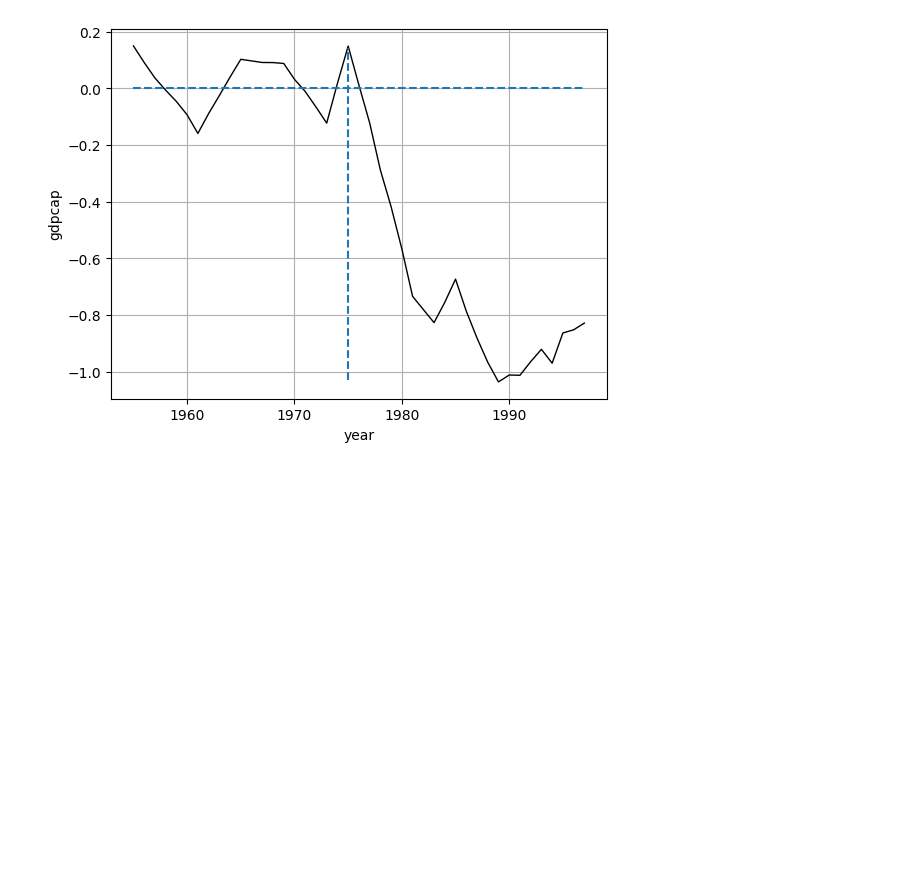
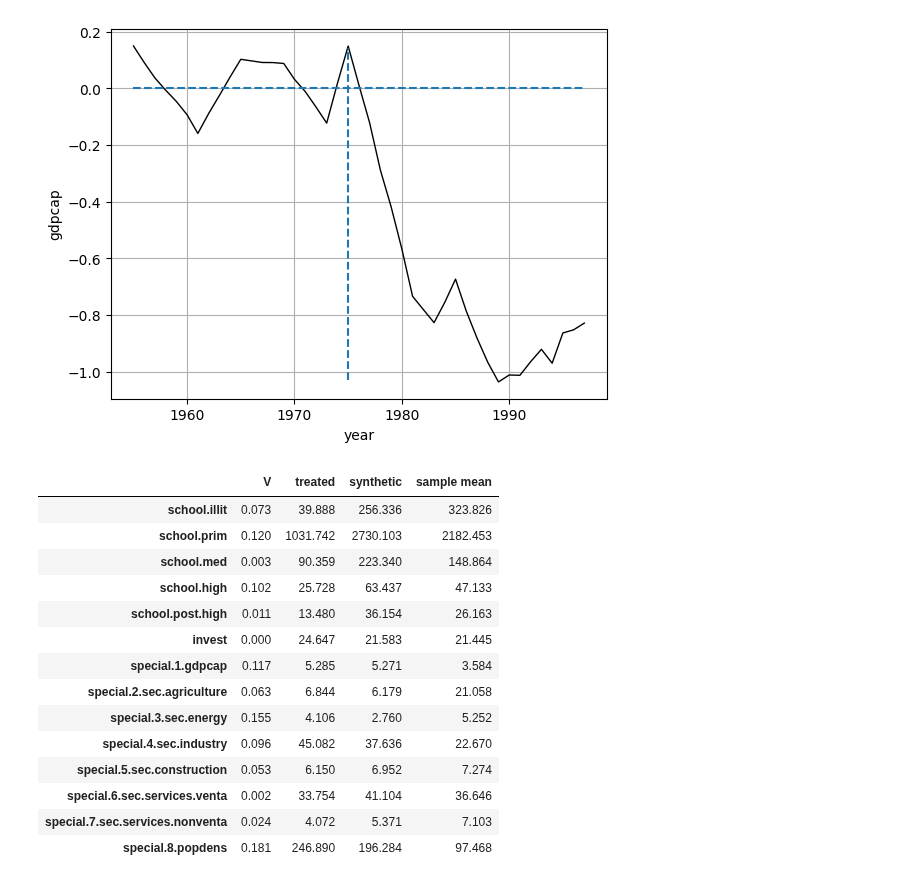
Before and after one commit to sdfordham/pysyncon, a Jupyter notebook: examples/basque.ipynb, the cells around one changed output. Saved outputs shown, nothing was run; the diff lists cells and outputs as text; code cells hidden in the pictures; blank space fills up the shorter version.

```diff
--- a/examples/basque.ipynb
+++ b/examples/basque.ipynb
@@ -64,3 +66,21 @@ synth.path_plot(treatment_time=1975)
 synth.gaps_plot(treatment_time=1975)
 # %% [output]
 [figure]
+# %%
+synth.summary()
+# %% [output]
+|  | V | treated | synthetic | sample mean |
+| school.illit | 0.073 | 39.888 | 256.336 | 323.826 |
+| school.prim | 0.120 | 1031.742 | 2730.103 | 2182.453 |
+| school.med | 0.003 | 90.359 | 223.340 | 148.864 |
+| school.high | 0.102 | 25.728 | 63.437 | 47.133 |
+| school.post.high | 0.011 | 13.480 | 36.154 | 26.163 |
+| invest | 0.000 | 24.647 | 21.583 | 21.445 |
+| special.1.gdpcap | 0.117 | 5.285 | 5.271 | 3.584 |
+| special.2.sec.agriculture | 0.063 | 6.844 | 6.179 | 21.058 |
+| special.3.sec.energy | 0.155 | 4.106 | 2.760 | 5.252 |
+| special.4.sec.industry | 0.096 | 45.082 | 37.636 | 22.670 |
+| special.5.sec.construction | 0.053 | 6.150 | 6.952 | 7.274 |
+| special.6.sec.services.venta | 0.002 | 33.754 | 41.104 | 36.646 |
+| special.7.sec.services.nonventa | 0.024 | 4.072 | 5.371 | 7.103 |
+| special.8.popdens | 0.181 | 246.890 | 196.284 | 97.468 |
```
Also changed, not shown: parts of 1 cell of this notebook, 3 other files.
